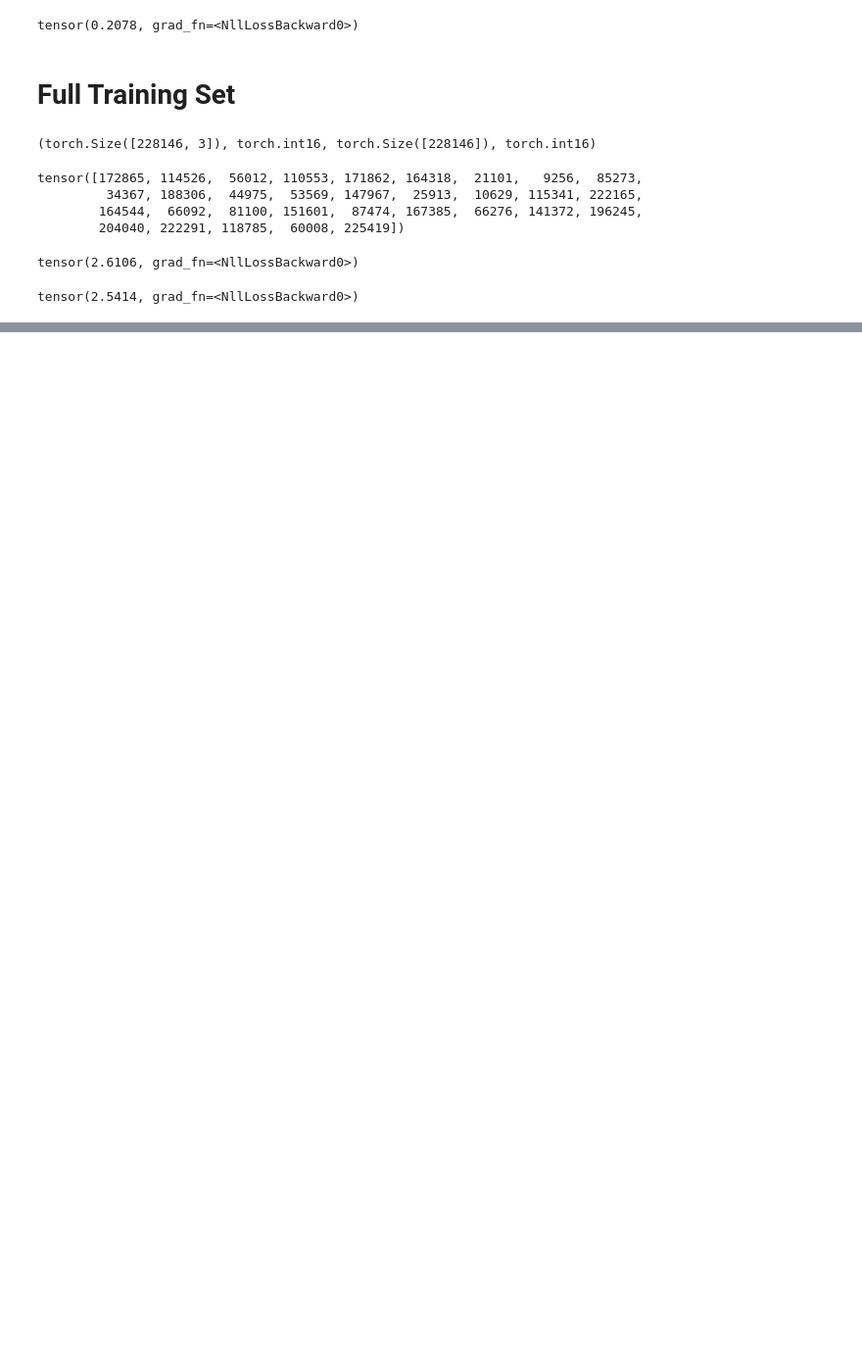
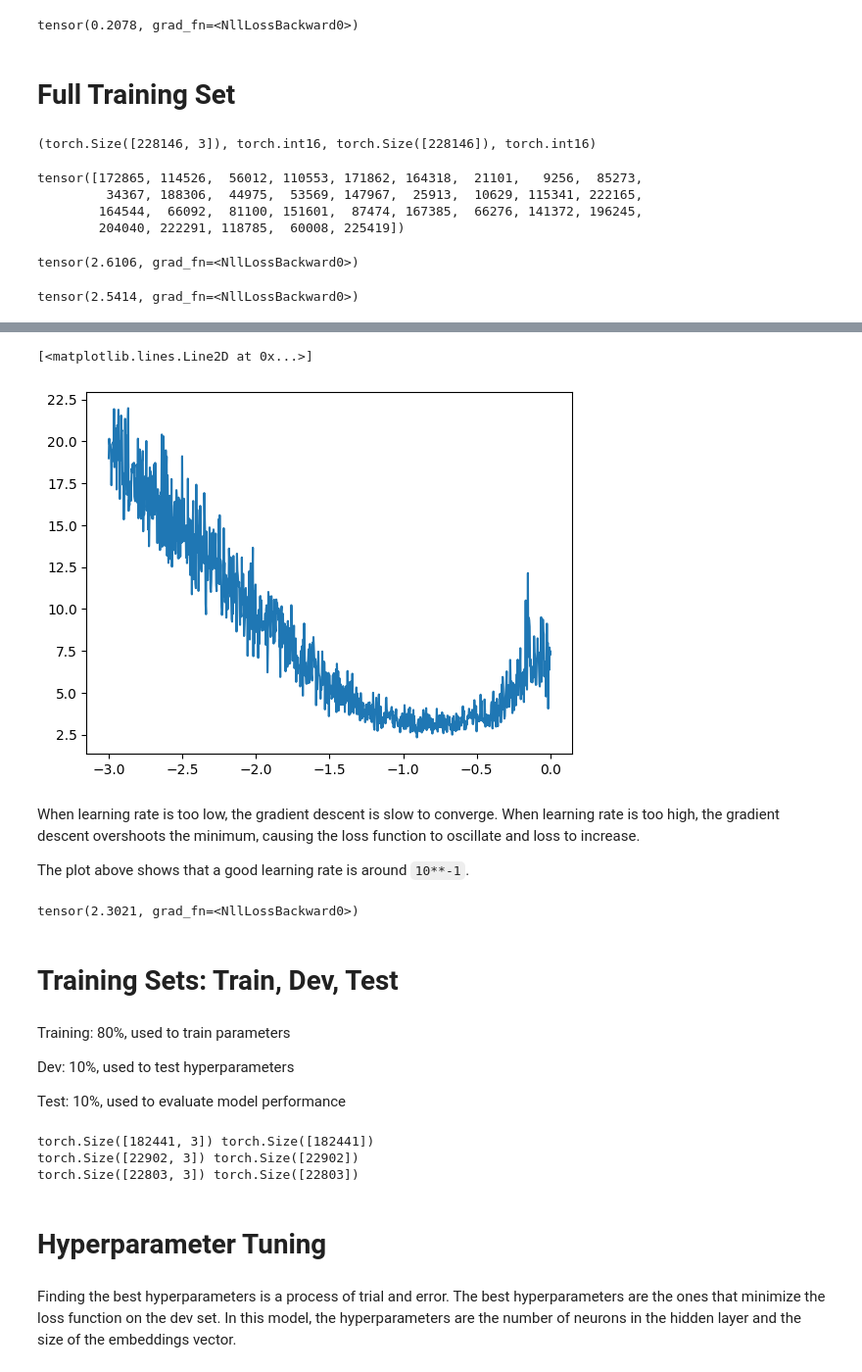
Before and after one commit to mr-brobot/makemore, a Jupyter notebook: nbs/mlp.ipynb, the cells around one changed output, grey strips where cells are left out. Shown: that part at 98% size. Drawn from its saved outputs; the diff is of its cells as text; code cells hidden in the pictures; blank space fills up the shorter version.

Commit message:
feat(mlp): improved training and model sampling

```diff
--- a/nbs/mlp.ipynb
+++ b/nbs/mlp.ipynb
@@ -341,12 +341,16 @@ tensor([172865, 114526,  56012, 110553, 171862, 164318,  21101,   9256,  85273,
 # 1.3s w/ minibatching
 
 for _ in range(1000):
+    # micro-batching
     ix = torch.randint(0, X.shape[0], (minibatch_size, ))
+    uX = X.long()[ix]
+    uY = Y.long()[ix]
+
     # forward pass
-    emb = C[X.long()[ix]]
+    emb = C[uX]
     h = torch.tanh(emb.view(-1, n * features) @ W1 + b1)
     logits = h @ W2 + b2
-    loss = F.cross_entropy(logits, Y.long()[ix])
+    loss = F.cross_entropy(logits, uY)
 
     # backward pass
     for p in parameters:
@@ -371,0 +378,6 @@ tensor(2.5414, grad_fn=<NllLossBackward0>)
+# %%
+lr_exp = torch.linspace(-3, 0, 1000)
+
+lrs = 10 ** lr_exp
+
+lrs
@@ -371,0 +447,12 @@ tensor(2.5414, grad_fn=<NllLossBackward0>)
+# %%
+import matplotlib.pyplot as plt
+%matplotlib inline
+
+plt.plot(lr_exp_recorded, loss_recorded)
+# %% [output]
+[<matplotlib.lines.Line2D at 0x...>]
+[figure, added]
+# %% [markdown]
+When learning rate is too low, the gradient descent is slow to converge. When learning rate is too high, the gradient descent overshoots the minimum, causing the loss function to oscillate and loss to increase.
+
+The plot above shows that a good learning rate is around `10**-1`.
@@ -371,0 +504,54 @@ tensor(2.5414, grad_fn=<NllLossBackward0>)
+# %%
+emb = C[X.long()]
+h = torch.tanh(emb.view(-1, n * features) @ W1 + b1)
+logits = h @ W2 + b2
+loss = F.cross_entropy(logits, Y.long())
+
+loss
+# %% [output]
+tensor(2.3021, grad_fn=<NllLossBackward0>)
+# %% [markdown]
+# Training Sets: Train, Dev, Test
+# %% [markdown]
+Training: 80%, used to train parameters
+
+Dev: 10%, used to test hyperparameters
+
+Test: 10%, used to evaluate model performance
+# %%
+import random
+from typing import Collection, Tuple
+def build_dataset(words: "Collection[str]", n: "int" = 3) -> "Tuple[torch.Tensor, torch.Tensor]":
+    X, Y = [], []
+    for word in words:
+        context = [0] * n
+        for c in word + BOUNDARY:
+            i = ctoi[c]
+            X.append(context)
+            Y.append(i)
+
+            # update context (crop & append)
+            context = context[1:] + [i]
+
+    X = torch.tensor(X).short()
+    Y = torch.tensor(Y).short()
+    print(X.shape, Y.shape)
+    return X, Y
+
+random.seed(42)
+random.shuffle(words)
+
+ix_dev = int(len(words) * 0.8)
+ix_test = int(len(words) * 0.9)
+
+Xtr, Ytr = build_dataset(words[:ix_dev])
+Xdev, Ydev = build_dataset(words[ix_dev:ix_test])
+Xtest, Ytest = build_dataset(words[ix_test:])
+# %% [output]
+torch.Size([182441, 3]) torch.Size([182441])
+torch.Size([22902, 3]) torch.Size([22902])
+torch.Size([22803, 3]) torch.Size([22803])
+# %% [markdown]
+# Hyperparameter Tuning
+# %% [markdown]
+Finding the best hyperparameters is a process of trial and error. The best hyperparameters are the ones that minimize the loss function on the dev set. In this model, the hyperparameters are the number of neurons in the hidden layer and the size of the embeddings vector.
```
Also changed, not shown: parts of 16 cells of this notebook.
